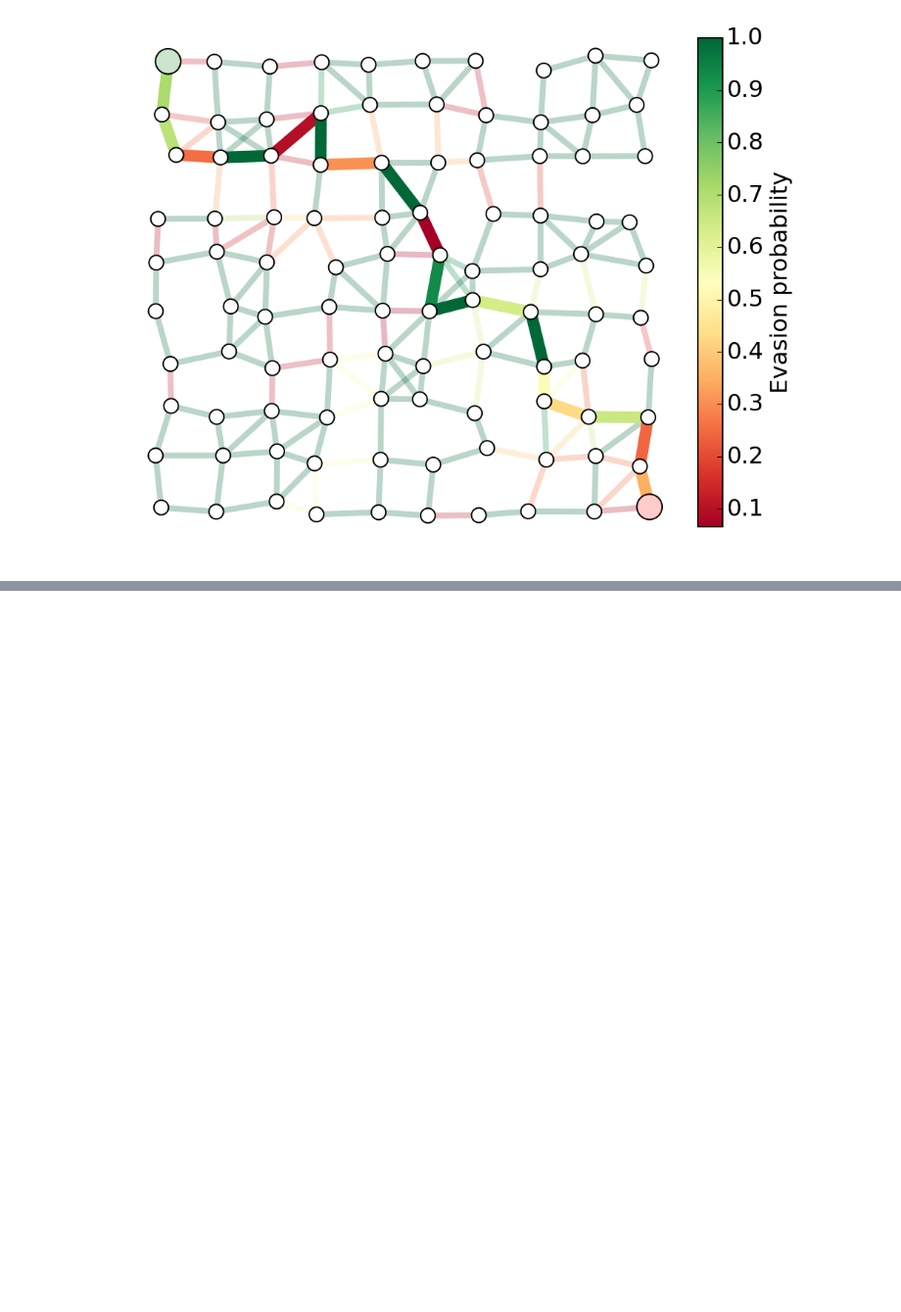
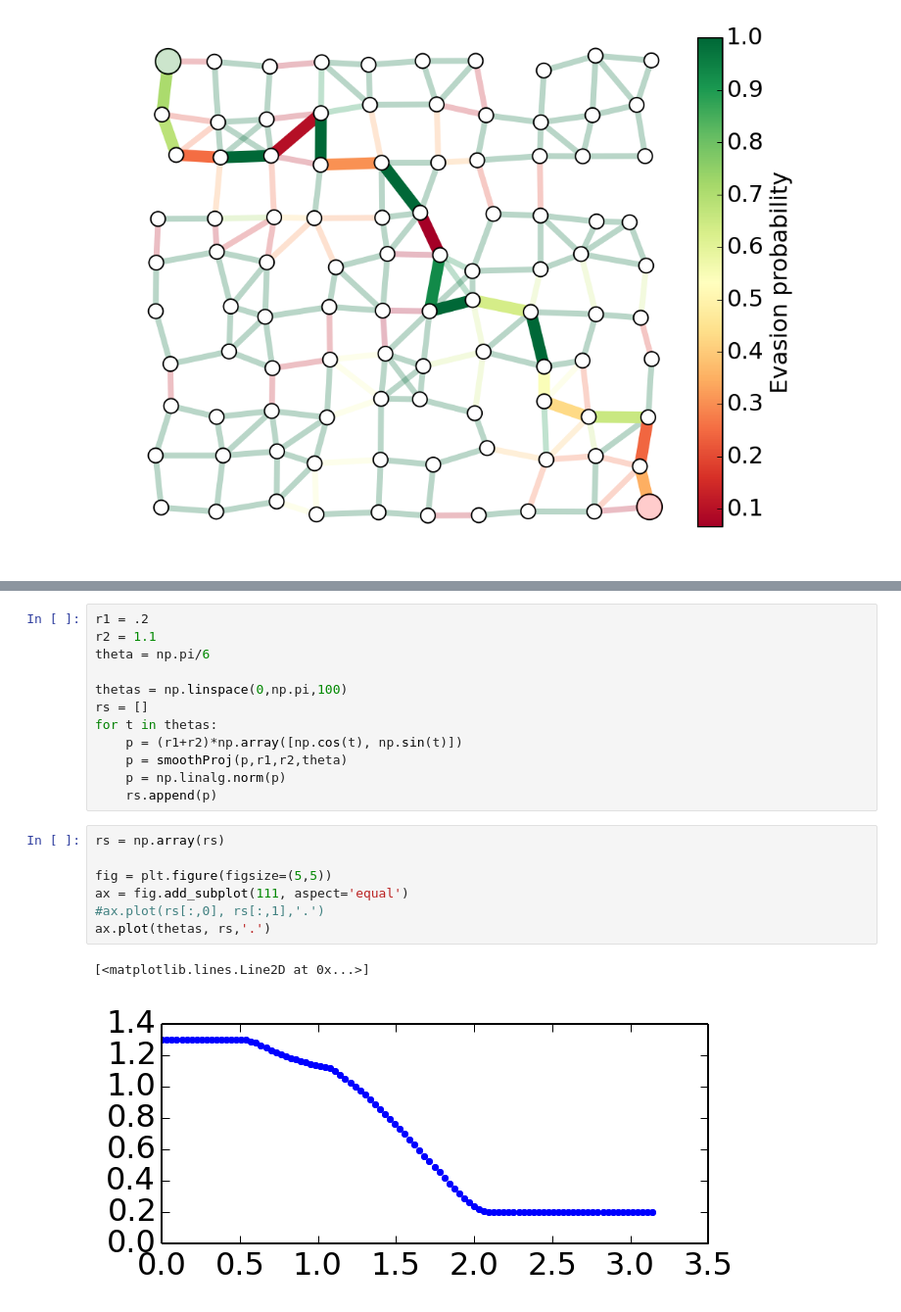
Before and after one commit to ajfriend/cvxpy_examples, a Jupyter notebook: interdiction.ipynb, the cells around one changed output, grey strips where cells are left out. Shown at 98% size. Saved outputs shown, nothing was run; the diff lists cells and outputs as text; blank space fills up the shorter version.

```diff
--- a/interdiction.ipynb
+++ b/interdiction.ipynb
@@ -474,0 +552,22 @@ The evasion probability of the smuggler's optimal path is 1.846540e-06.
+# %%
+r1 = .2
+r2 = 1.1
+theta = np.pi/6
+
+thetas = np.linspace(0,np.pi,100)
+rs = []
+for t in thetas:
+    p = (r1+r2)*np.array([np.cos(t), np.sin(t)])
+    p = smoothProj(p,r1,r2,theta)
+    p = np.linalg.norm(p)
+    rs.append(p)
+# %%
+rs = np.array(rs)
+
+fig = plt.figure(figsize=(5,5))
+ax = fig.add_subplot(111, aspect='equal')
+#ax.plot(rs[:,0], rs[:,1],'.')
+ax.plot(thetas, rs,'.')
+# %% [output]
+[<matplotlib.lines.Line2D at 0x...>]
+[figure, added]
```
Also changed, not shown: parts of 9 cells of this notebook.
